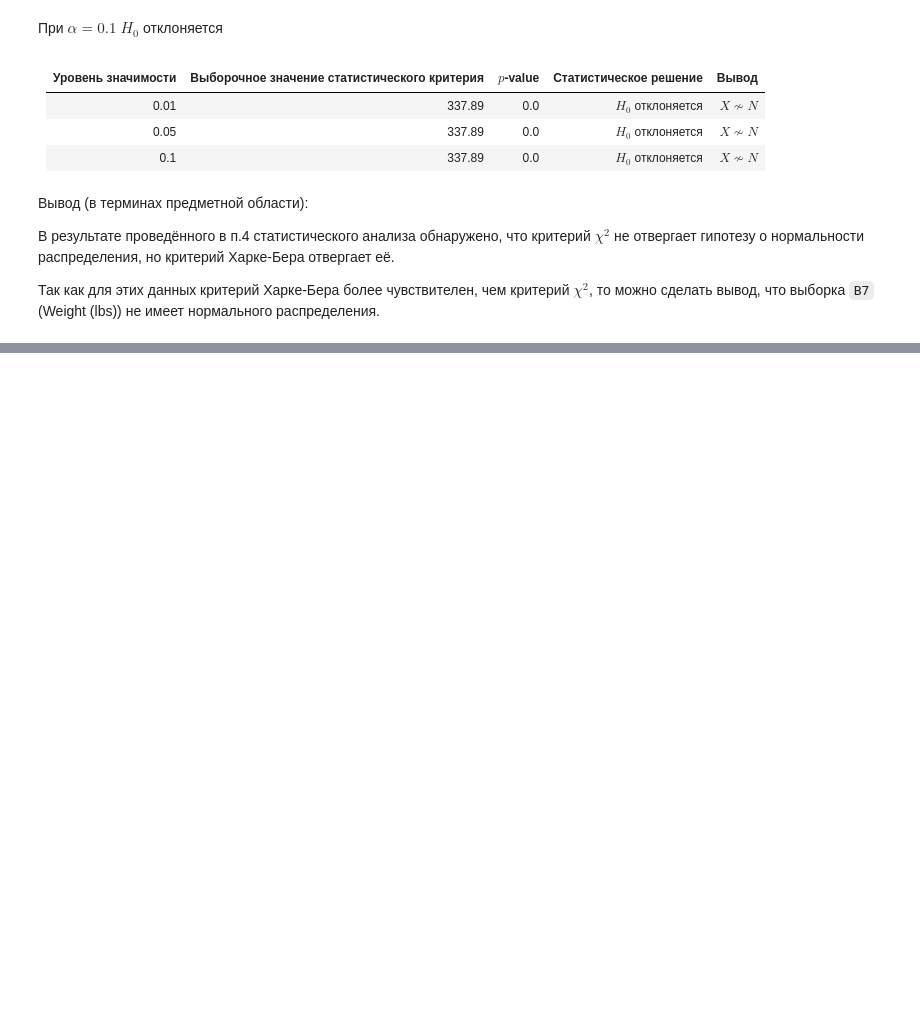
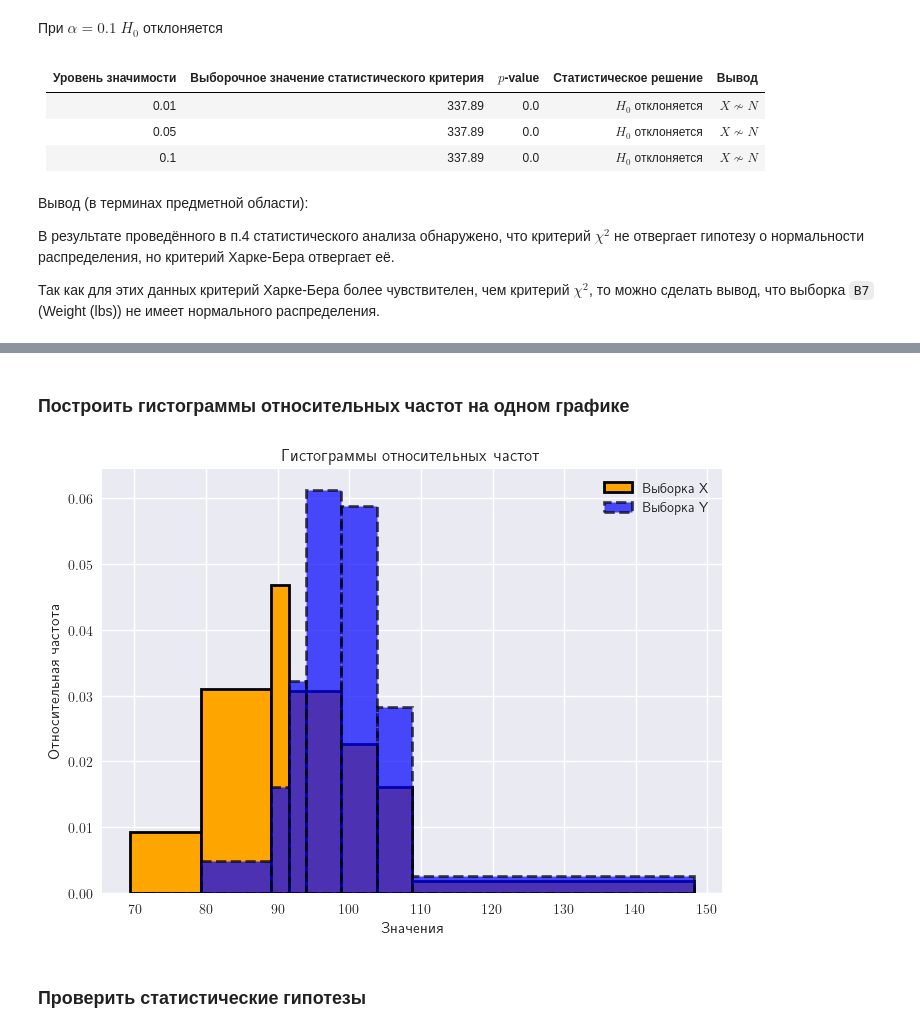
Before and after one commit to retrobannerS/mephi_stats, a Jupyter notebook: bdz/var_2/notebook.ipynb, the cells around one changed output, grey strips where cells are left out. Saved outputs shown, nothing was run; the diff lists cells and outputs as text; code cells hidden in the pictures; blank space fills up the shorter version.

```diff
--- a/bdz/var_2/notebook.ipynb
+++ b/bdz/var_2/notebook.ipynb
@@ -1281,0 +1483,32 @@ $p =$ 0.00
+# %% [markdown]
+### Построить гистограммы относительных частот на одном графике
+# %%
+plt.hist(
+    X,
+    bins=bin_edges,
+    edgecolor="black",
+    density=True,
+    label="Выборка X",
+    color="orange",
+    lw=2,
+)
+plt.hist(
+    Y,
+    bins=bin_edges,
+    edgecolor="black",
+    density=True,
+    label="Выборка Y",
+    alpha=0.7,
+    linestyle="--",
+    lw=2,
+    color="blue",
+)
+plt.legend()
+plt.title("Гистограммы относительных частот")
+plt.xlabel("Значения")
+plt.ylabel("Относительная частота")
+plt.show()
+# %% [output]
+[figure, added]
+# %% [markdown]
+### Проверить статистические гипотезы
```
Also changed, not shown: parts of 40 cells of this notebook, 1 other file.
